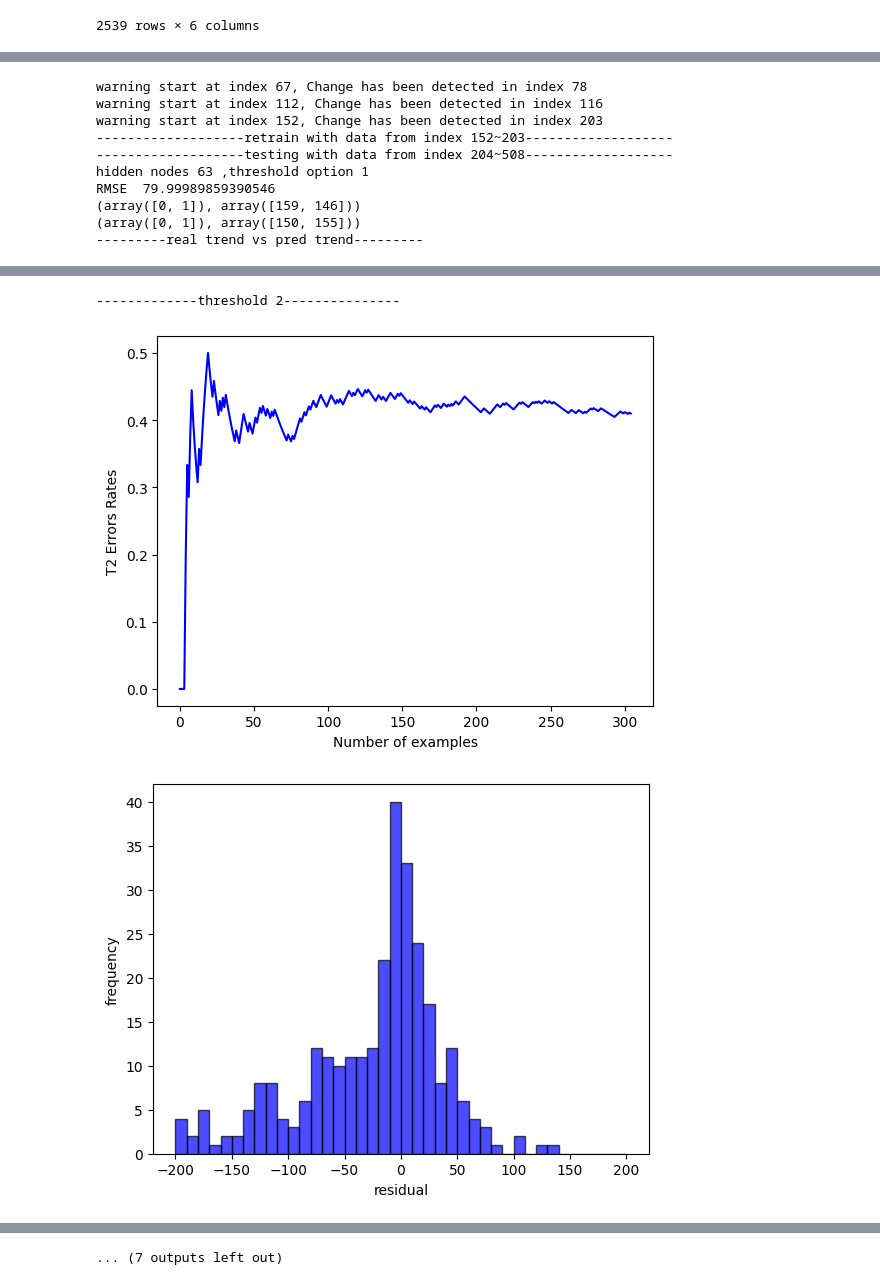
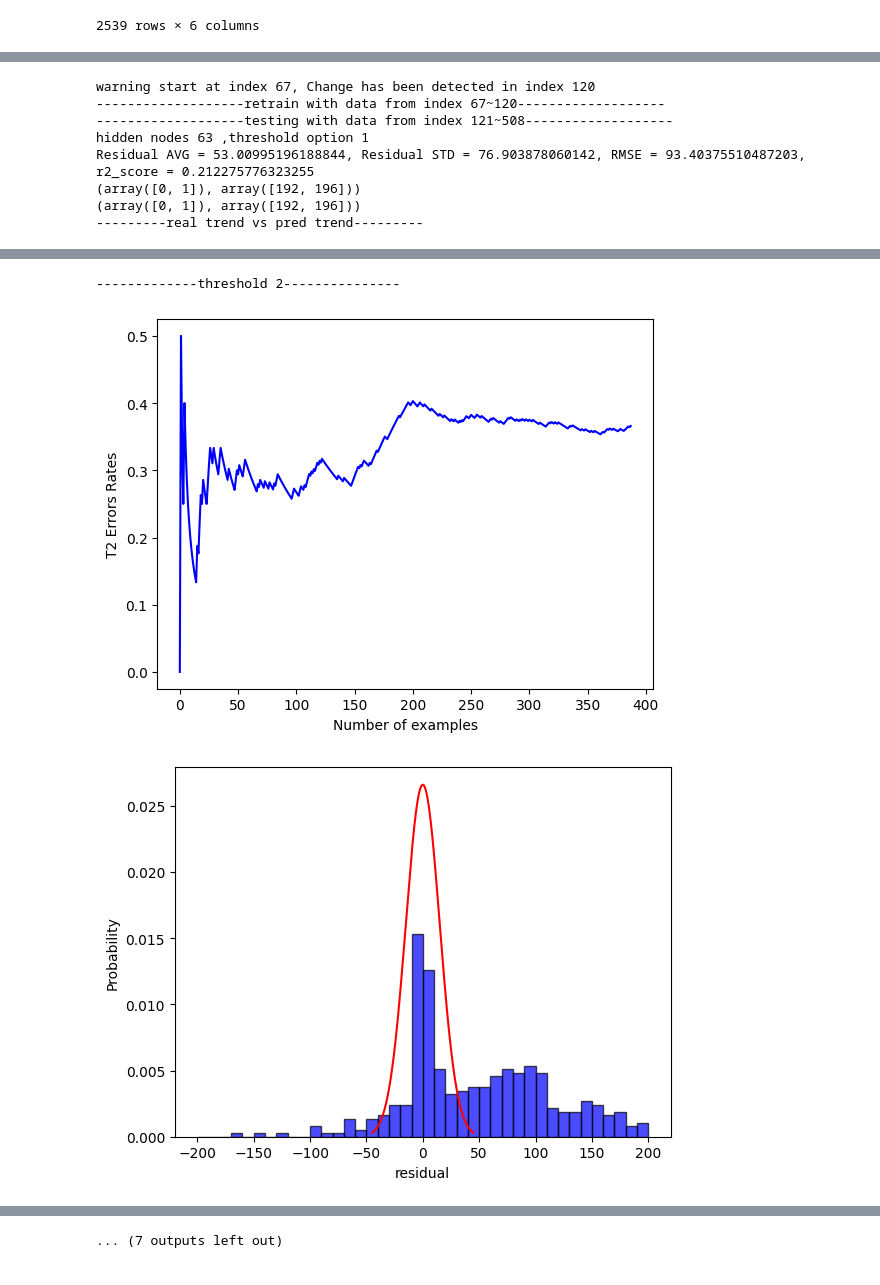
Before and after one commit to MISJasonChuang/EDD_ELM, a Jupyter notebook: ELM_regression.ipynb, the cells around one changed output, grey strips where cells are left out. Cells and saved outputs as stored; diff of their text form; code cells hidden in the pictures.

Commit message:
[feat] add r2_score

```diff
--- a/ELM_regression.ipynb
+++ b/ELM_regression.ipynb
@@ -1453,14 +1454,17 @@ def train(datasets: list[np.ndarray],nodes: int = 20, show_fig: bool = False, th
 
     y_pred = sc.inverse_transform(elmr.predict(x_test))
     y_actual = sc.inverse_transform(y_test)
+    r2 = r2_score(y_true=y_actual, y_pred=y_pred)
     # squared=True -> MSE
     rms = mean_squared_error(y_actual, y_pred, squared=False)
-    print("RMSE ",rms)
     # threshold 1: compare with previous price residualerence
     y_prev = np.insert(y_actual, 0, y_actual[0], axis=0)
     y_prev = y_prev[:-1]
     abs_residual = abs(y_actual - y_pred)
     residual = y_actual - y_pred
+    res_avg = np.mean(residual)
+    res_std = np.std(residual)
+    print(f"Residual AVG = {res_avg}, Residual STD = {res_std}, RMSE = {rms}, r2_score = {r2}")
 
     prev_abs_residual = abs(y_prev - y_actual)
     bin = abs_residual - prev_abs_residual
@@ -1513,9 +1517,14 @@ def train(datasets: list[np.ndarray],nodes: int = 20, show_fig: bool = False, th
     if show_fig:
         plt.clf()
         # 取誤差範圍 range=-200~200, bins=? 分?組 每組差5
-        plt.hist(residual, bins=40, range=(-200,200), facecolor="blue", edgecolor="black", alpha=0.7)
+        plt.hist(residual, bins=40, range=(-200,200), facecolor="blue", edgecolor="black", alpha=0.7, density=True)
+        # 顯示常態分佈曲線
+        mu = 0
+        sigma = 15
+        x = np.linspace(mu - 3*sigma, mu + 3*sigma, 10000)
+        plt.plot(x, stats.norm.pdf(x, mu, sigma), color="#FF0000")
         plt.xlabel("residual")
-        plt.ylabel("frequency")
+        plt.ylabel("Probability")
         plt.show(block=False)
     DDM_data = error_rates if threshold_opt==0 else trend_result
     # implement DDM
@@ -1640,7 +1649,7 @@ def handle_concept_drift(pred: np.ndarray, actual: np.ndarray, level_config: tup
 # %%
 if __name__ == "__main__":
     nodes = 60
-    level_config_1 = (1.0, 1.75)
+    level_config_1 = (1.0, 2.0)
     level_config_2 = (2, 3)
     datasets = handle_datasets(show_fig=False)
     # option 0: compare with previous price difference, option 1: compare with price going up or down predicitons
@@ -1660,10 +1669,8 @@ RMSE  14.009264663424545
-warning start at index 67, Change has been detected in index 78
-warning start at index 112, Change has been detected in index 116
-warning start at index 152, Change has been detected in index 203
--------------------retrain with data from index 152~203-------------------
--------------------testing with data from index 204~508-------------------
+warning start at index 67, Change has been detected in index 120
+-------------------retrain with data from index 67~120-------------------
+-------------------testing with data from index 121~508-------------------
 hidden nodes 63 ,threshold option 1
-RMSE  79.99989859390546
-(array([0, 1]), array([159, 146]))
-(array([0, 1]), array([150, 155]))
+Residual AVG = 53.00995196188844, Residual STD = 76.903878060142, RMSE = 93.40375510487203, r2_score = 0.212275776323255
+(array([0, 1]), array([192, 196]))
+(array([0, 1]), array([192, 196]))
 ---------real trend vs pred trend---------
@@ -1671,3 +1678,3 @@ RMSE  79.99989859390546
 -------------threshold 2---------------
-[figure, old version]
+[figure, new version]
-[figure, old version]
+[figure, new version]
```
Also changed, not shown: parts of 4 cells of this notebook.
